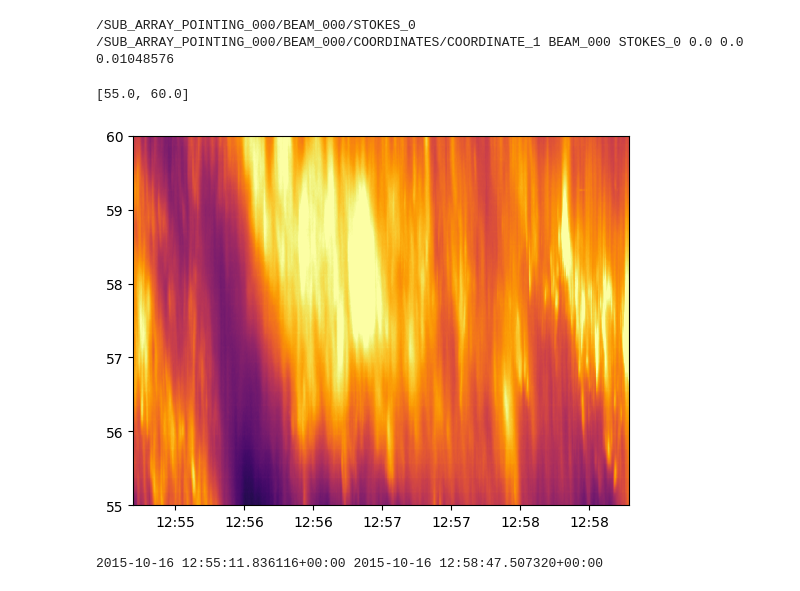
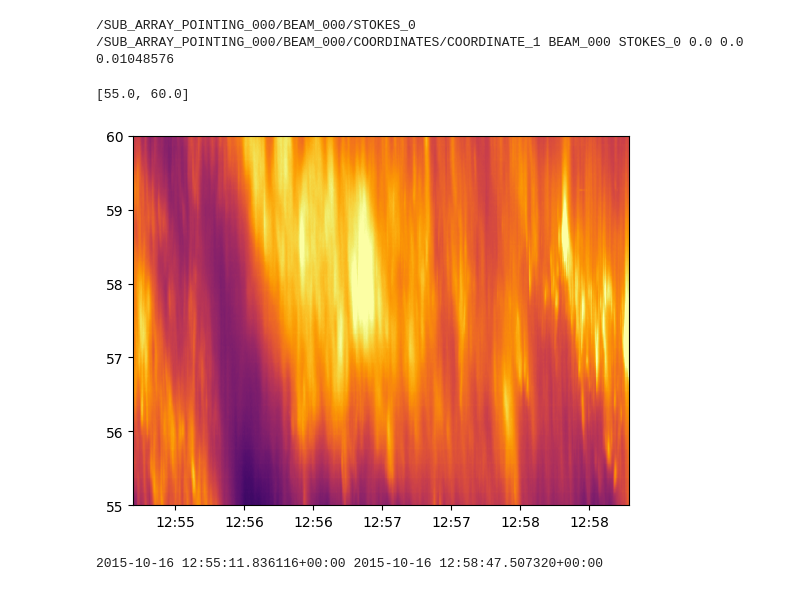
Before and after one commit to peijin94/LOFAR-Sun-tools, a Jupyter notebook: demo/demo_h5_cutout_fits.ipynb, the cells around one changed output. Cells and saved outputs as stored; diff of their text form; code cells hidden in the pictures.

```diff
--- a/demo/demo_h5_cutout_fits.ipynb
+++ b/demo/demo_h5_cutout_fits.ipynb
@@ -39,16 +39,16 @@ print(dataset_uri, coordinates_uri, beam_key, stokes_key, pointing_ra, pointing_
 # %% [output]
 /SUB_ARRAY_POINTING_000/BEAM_000/STOKES_0 /SUB_ARRAY_POINTING_000/BEAM_000/COORDINATES/COORDINATE_1 BEAM_000 STOKES_0 0.0 0.0 0.01048576
 # %%
-plt.imshow(np.log10(data_fits.T), aspect='auto', vmin=12.8,vmax=13.9,
+plt.imshow(np.log10(data_fits.T), aspect='auto', vmin=12.7,vmax=14,
                         extent=[(t_fits[0]), (t_fits[-1]),
                         f_fits[-1],f_fits[0]], cmap='inferno')
 
 plt.gca().xaxis.set_major_formatter(mdates.DateFormatter("%H:%M"))
 plt.gca().xaxis_date()
 plt.setp(plt.gca(),ylim=[55,60])
 # %% [output]
 [55.0, 60.0]
-[figure, old version]
+[figure, new version]
 # %%
 pointing_x, pointing_y = j2000xy(pointing_ra, pointing_dec, mdates.num2date(t_fits[0]))
 full_hdu = bftools.cook_fits_spectr_hdu(data_fits, t_fits, f_fits, mdates.num2date(t_fits[0]),
```
